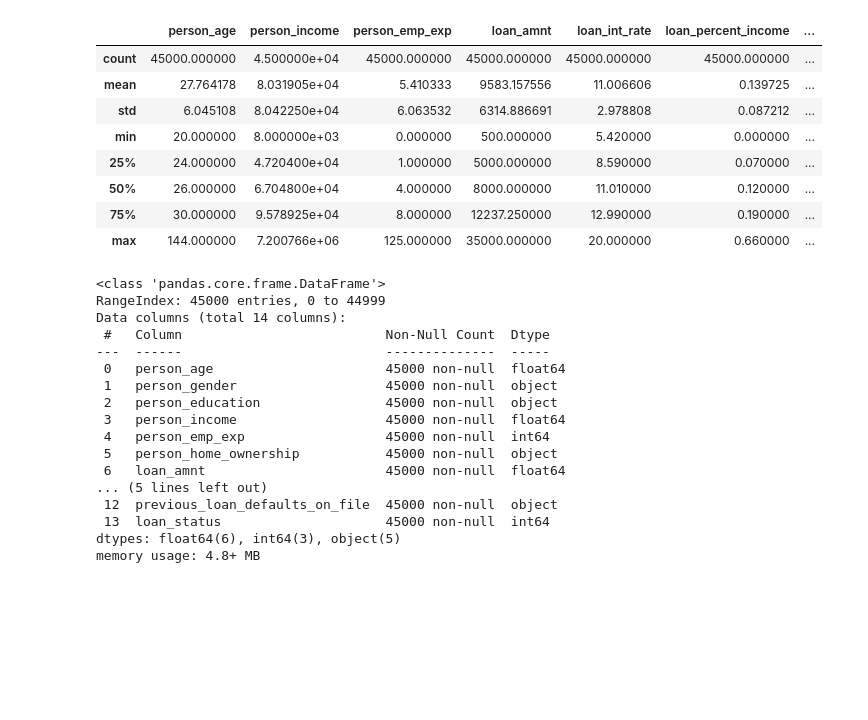
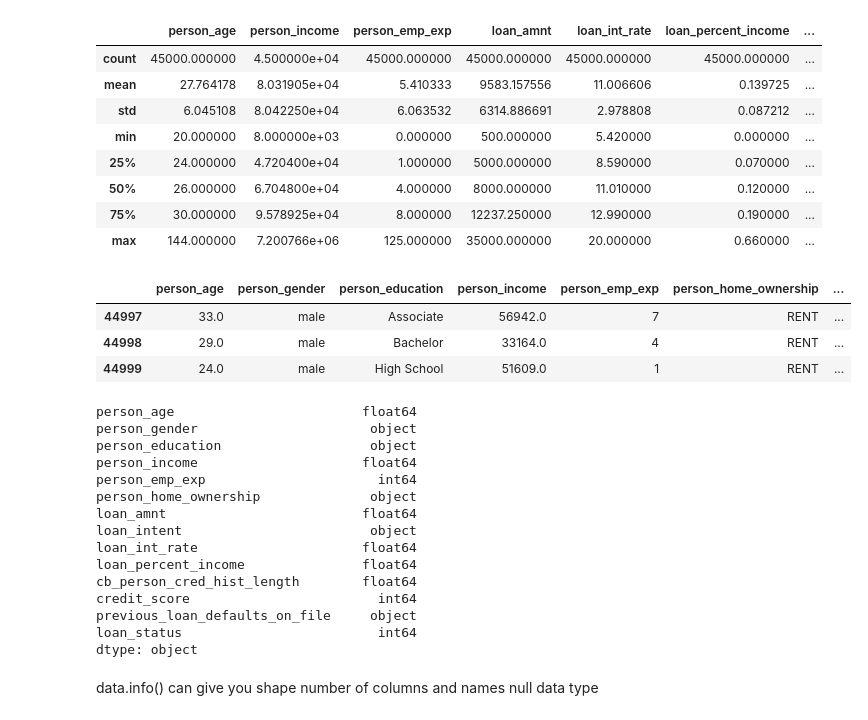
Before and after one commit to Abdullah-Hamad-Almousa/ArrayTesting, a Jupyter notebook: notes/PandasNote.ipynb, the cells around one changed output. Drawn from its saved outputs; the diff is of its cells as text; code cells hidden in the pictures; blank space fills up the shorter version.

Commit message:
Exploring data Done

```diff
--- a/notes/PandasNote.ipynb
+++ b/notes/PandasNote.ipynb
@@ -272,23 +272,30 @@ data.describe()
 | 50% | 26.000000 | 6.704800e+04 | 4.000000 | 8000.000000 | 11.010000 | 0.120000 | ... |
 | 75% | 30.000000 | 9.578925e+04 | 8.000000 | 12237.250000 | 12.990000 | 0.190000 | ... |
 | max | 144.000000 | 7.200766e+06 | 125.000000 | 35000.000000 | 20.000000 | 0.660000 | ... |
-# %%
-data.info()
-# %% [output]
-<class 'pandas.core.frame.DataFrame'>
-RangeIndex: 45000 entries, 0 to 44999
-Data columns (total 14 columns):
- #   Column                          Non-Null Count  Dtype
----  ------                          --------------  -----
- 0   person_age                      45000 non-null  float64
- 1   person_gender                   45000 non-null  object
- 2   person_education                45000 non-null  object
- 3   person_income                   45000 non-null  float64
- 4   person_emp_exp                  45000 non-null  int64
- 5   person_home_ownership           45000 non-null  object
- 6   loan_amnt                       45000 non-null  float64
-... (5 lines left out)
- 12  previous_loan_defaults_on_file  45000 non-null  object
- 13  loan_status                     45000 non-null  int64
-dtypes: float64(6), int64(3), object(5)
-memory usage: 4.8+ MB
+# %%
+data.tail(3)
+# %% [output]
+|  | person_age | person_gender | person_education | person_income | person_emp_exp | person_home_ownership | ... |
+| 44997 | 33.0 | male | Associate | 56942.0 | 7 | RENT | ... |
+| 44998 | 29.0 | male | Bachelor | 33164.0 | 4 | RENT | ... |
+| 44999 | 24.0 | male | High School | 51609.0 | 1 | RENT | ... |
+# %%
+data.dtypes
+# %% [output]
+person_age                        float64
+person_gender                      object
+person_education                   object
+person_income                     float64
+person_emp_exp                      int64
+person_home_ownership              object
+loan_amnt                         float64
+loan_intent                        object
+loan_int_rate                     float64
+loan_percent_income               float64
+cb_person_cred_hist_length        float64
+credit_score                        int64
+previous_loan_defaults_on_file     object
+loan_status                         int64
+dtype: object
+# %% [markdown]
+data.info() can give you shape number of columns and names null data type
```
Also changed, not shown: parts of 1 cell of this notebook.
